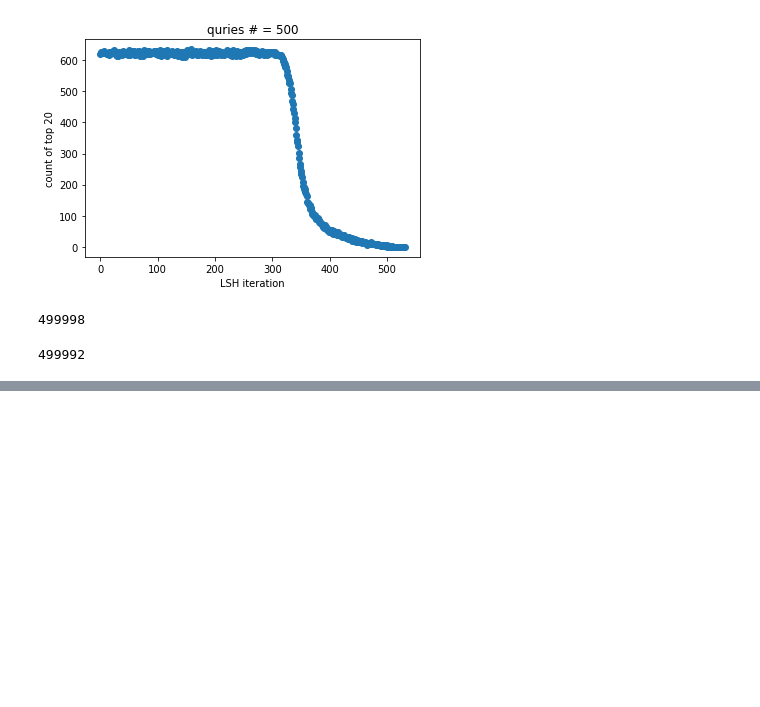
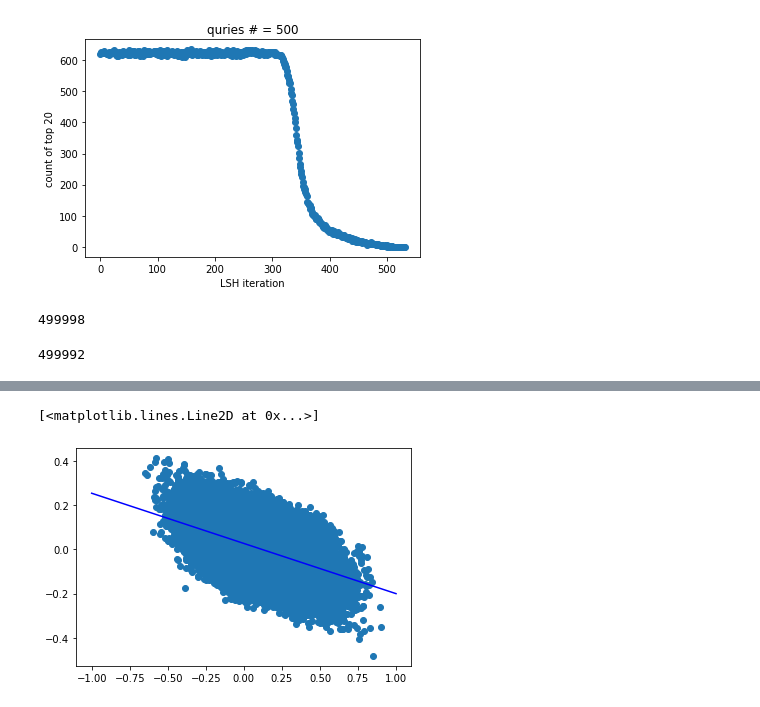
Before and after one commit to TSPoulsen/puffinn, a Jupyter notebook: experiments/results/explore_vdev.ipynb, the cells around one changed output, grey strips where cells are left out. Drawn from its saved outputs; the diff is of its cells as text; code cells hidden in the pictures; blank space fills up the shorter version.

```diff
--- a/experiments/results/explore_vdev.ipynb
+++ b/experiments/results/explore_vdev.ipynb
@@ -106,0 +130,17 @@ np.sum(df["how many correct"])
+# %%
+mask = true_IP > -2
+
+EIP = estimated_IP[mask]
+TIP = true_IP[mask]
+IP_error = error[mask]
+
+EIP = EIP.reshape(-1,1)
+TIP = TIP.reshape(-1,1)
+IP_error = IP_error.reshape(-1,1)
+
+sample_mask = np.random.randint(len(EIP), size= 5_000_000)
+
+EIP = EIP[sample_mask]
+TIP = TIP[sample_mask]
+IP_error = IP_error[sample_mask]
+print(EIP.shape, TIP.shape, IP_error.shape)
@@ -106,0 +149,2 @@ np.sum(df["how many correct"])
+# %%
+X_train, X_test, y_train, y_test = train_test_split(TIP, IP_error, test_size=0.1, random_state=42)
@@ -106,0 +155,13 @@ np.sum(df["how many correct"])
+# %%
+model = Pipeline(
+        steps=[ ('many', PolynomialFeatures()),
+                ('skrrt', LinearRegression())]
+)
+
+param_grid_hue = {
+        "many__degree" : [1],
+        "many__interaction_only" : [True , False]
+}
+gsc = GridSearchCV (model , param_grid = param_grid_hue , scoring ='neg_mean_squared_error')
+gsc.fit(X_train, y_train)
+#model.fit(X_train, y_train)
@@ -106,0 +174,5 @@ np.sum(df["how many correct"])
+# %%
+gsc.best_params_
+hue = LinearRegression()
+hue.fit(X_train, y_train)
+hue.intercept_
@@ -106,0 +196,11 @@ np.sum(df["how many correct"])
+# %%
+x = [[x]for x in np.linspace(-1,1,100)]
+y = gsc.predict(x)
+amount = 100_000
+bid = 0
+plt.scatter(X_train[bid*amount:(bid+1)*amount], y_train[bid*amount:(bid+1)*amount])
+#plt.plot(x, x, c = "red")
+plt.plot(x,y, "b-")
+# %% [output]
+[<matplotlib.lines.Line2D at 0x...>]
+[figure, added]
```
Also changed, not shown: parts of 8 cells of this notebook, 4 other files.
